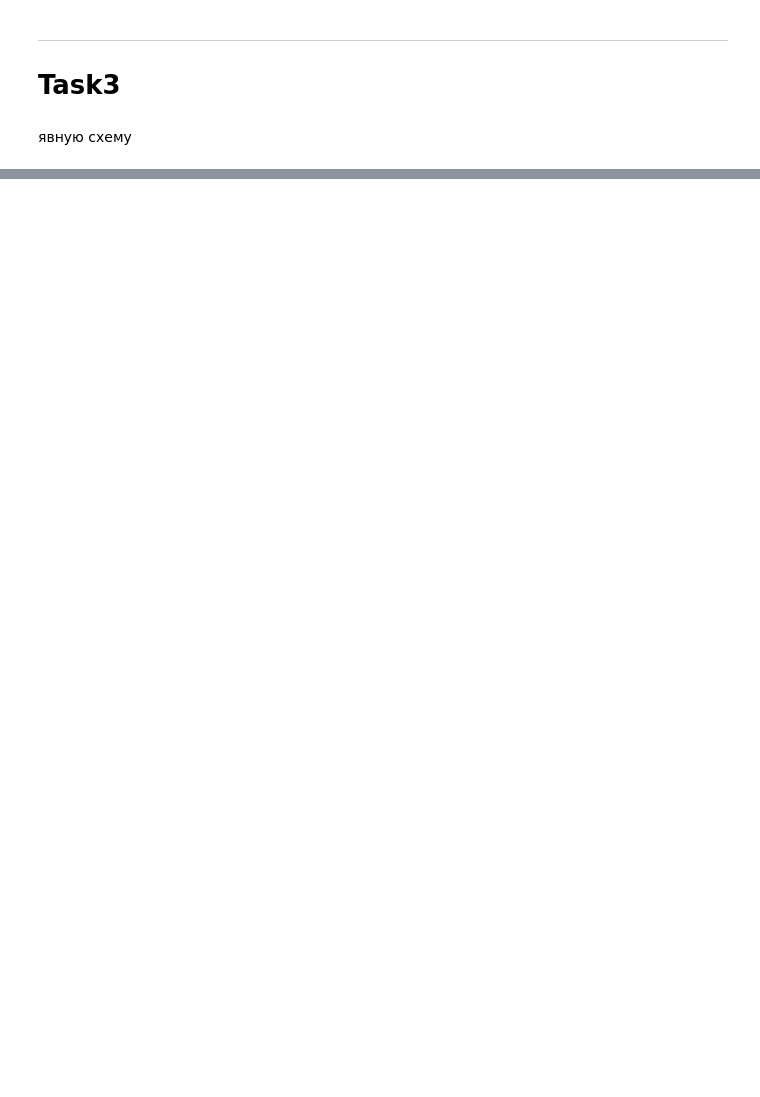
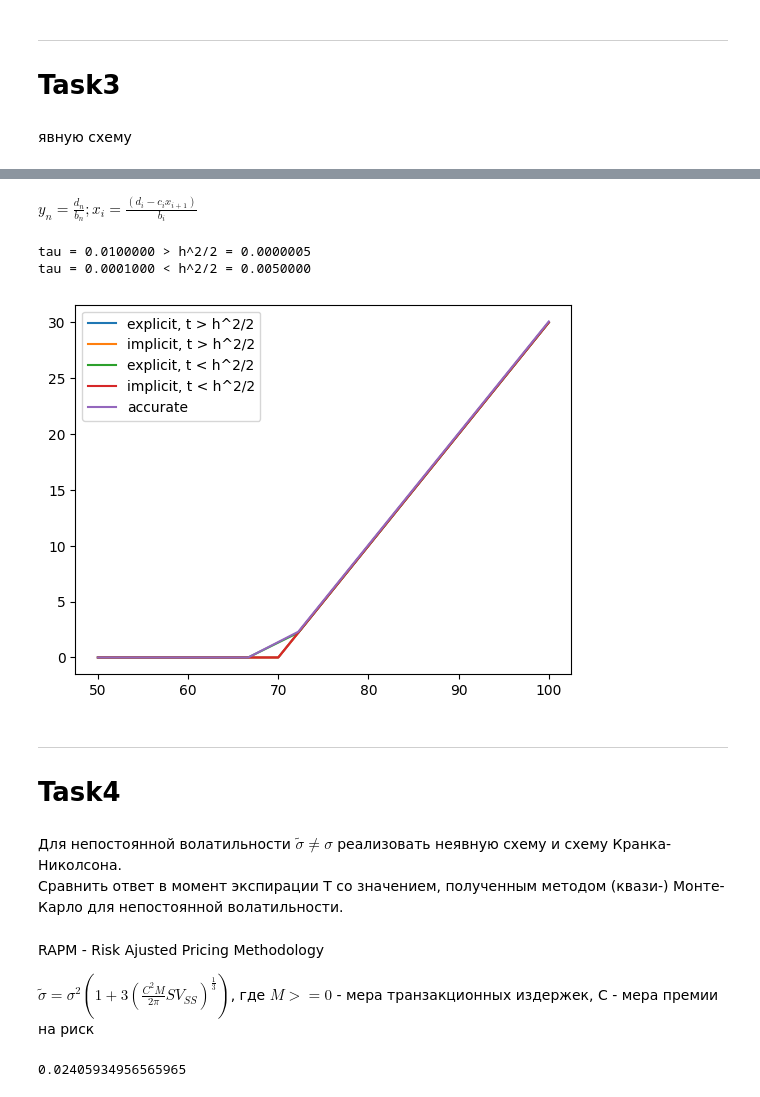
Before and after one commit to Kasymkhankhubiyev/Sirius-Uni, a Jupyter notebook: CompMethods/code/PDE.ipynb, the cells around one changed output, grey strips where cells are left out. Drawn from its saved outputs; the diff is of its cells as text; code cells hidden in the pictures; blank space fills up the shorter version.

```diff
--- a/CompMethods/code/PDE.ipynb
+++ b/CompMethods/code/PDE.ipynb
@@ -143,0 +256,40 @@ ST = 70
+# %% [markdown]
+$y_{n} = \frac{d_{n}}{b_{n}}; x_{i}=\frac{(d_{i} - c_{i}x_{i+1})}{b_{i}}$
+# %%
+r = 0.12
+sigma = 0.1
+S0 = 50
+K = 70
+ST = 100
+
+M = 10**2
+N = 10**3
+print(f'tau = {1/M:.7f} {">" if 1/M > (1/N)**2 / 2 else "<"} h^2/2 = {(1/N)**2 / 2:.7f}')
+option = [Black_Scholes_straight(s, K, r, sigma) for s in np.linspace(S0, ST, N)]
+plt.plot(np.linspace(S0, ST, N), explicit_path_v2(S0, ST, K, r, sigma, N, M)[-1], label='explicit, t > h^2/2')
+plt.plot(np.linspace(S0, ST, N+1), implicit_path(ST, S0,  N, M, K, r, sigma, T=1, t0=0.99)[-1], label='implicit, t > h^2/2')
+
+M = 10**4
+N = 10**1
+print(f'tau = {1/M:.7f} {">" if 1/M > (1/N)**2 / 2 else "<"} h^2/2 = {(1/N)**2 / 2:.7f}')
+option = [Black_Scholes_straight(s, K, r, sigma) for s in np.linspace(S0, ST, N)]
+plt.plot(np.linspace(S0, ST, N), explicit_path_v2(S0, ST, K, r, sigma, N, M)[-1], label='explicit, t < h^2/2')
+plt.plot(np.linspace(S0, ST, N+1), implicit_path(ST, S0,  N, M, K, r, sigma, T=1, t0=0.99)[-1], label='implicit, t < h^2/2')
+
+plt.plot(np.linspace(S0, ST, N), Black_Scholes_straight(np.linspace(S0, ST, N), K, r, sigma, current=0.99), label='accurate')
+
+plt.legend()
+plt.show()
+# %% [output]
+tau = 0.0100000 > h^2/2 = 0.0000005
+tau = 0.0001000 < h^2/2 = 0.0050000
+[figure, added]
+# %% [markdown]
+---
+# Task4
+# %% [markdown]
+Для непостоянной волатильности $\tilde{\sigma}\ne \sigma$ реализовать неявную схему и схему Кранка-Николсона. <br> Сравнить ответ в момент экспирации Т со значением, полученным методом (квази-) Монте-Карло для непостоянной волатильности.
+# %% [markdown]
+RAPM - Risk Ajusted Pricing Methodology
+
+$\tilde{\sigma}=\sigma^2(1 + 3(\frac{C^2M}{2\pi}SV_{SS})^{\frac{1}{3}})$, где $M>=0$ - мера транзакционных издержек, С - мера премии на риск
@@ -143,0 +359,18 @@ ST = 70
+# %%
+S0 = 50
+ST = 100
+K = 70
+r = 0.12
+sigma=0.1
+T= 1
+t0=0
+N_S=10**2
+N_t = 10**4
+
+C = 0.001
+M = 0.001
+
+v = implicit_path_variable_volatility(S0, ST, K, r, sigma, T, t0, N_S, N_t, C, M)
+variable_volatility_Monte_Carlo(S0, ST, K, r, sigma, T, t0, 10**4, N_t, C, M)
+# %% [output]
+0.02405934956565965
```
Also changed, not shown: parts of 18 cells of this notebook, 2 other files.
